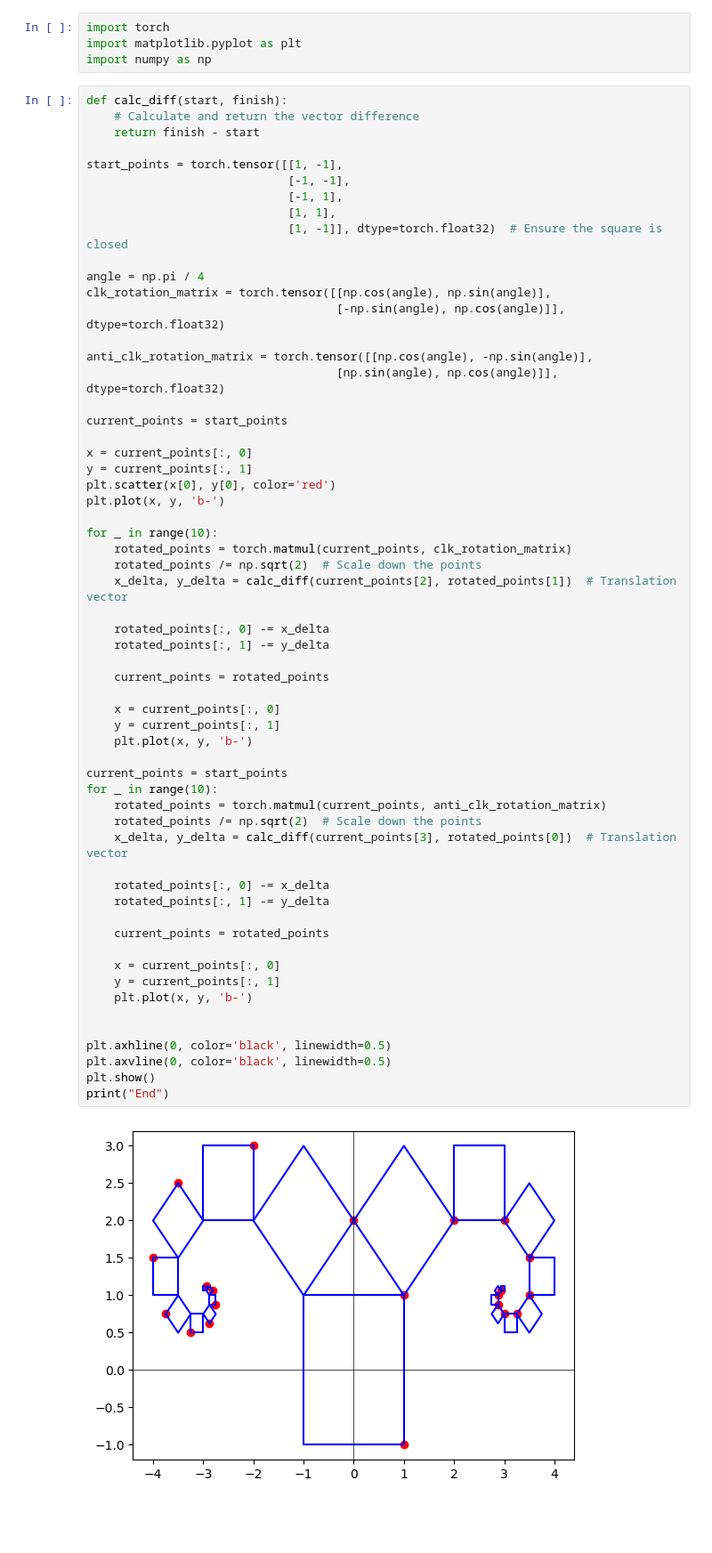
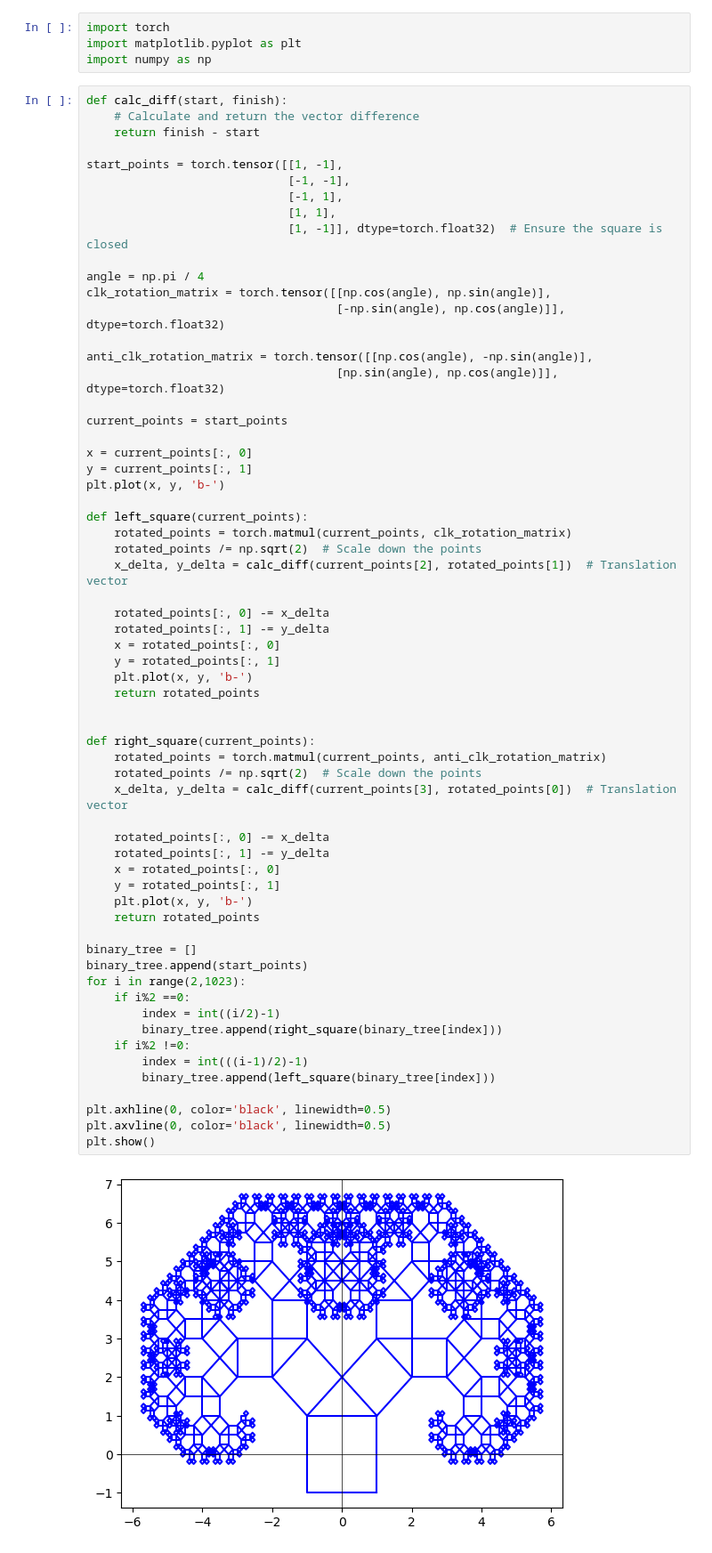
Before and after one commit to amlannag/Fractal-creation-using-parallel-computing, a Jupyter notebook: fractal.ipynb, the cells around one changed output. Shown at 89% size. Cells and saved outputs as stored; diff of their text form; blank space fills up the shorter version.

```diff
--- a/fractal.ipynb
+++ b/fractal.ipynb
@@ -19,47 +19,50 @@ clk_rotation_matrix = torch.tensor([[np.cos(angle), np.sin(angle)],
 
 anti_clk_rotation_matrix = torch.tensor([[np.cos(angle), -np.sin(angle)],
                                     [np.sin(angle), np.cos(angle)]], dtype=torch.float32)
 
 current_points = start_points
 
 x = current_points[:, 0]
 y = current_points[:, 1]
-plt.scatter(x[0], y[0], color='red')
 plt.plot(x, y, 'b-')
 
-for _ in range(10):
+def left_square(current_points):
     rotated_points = torch.matmul(current_points, clk_rotation_matrix)
     rotated_points /= np.sqrt(2)  # Scale down the points
     x_delta, y_delta = calc_diff(current_points[2], rotated_points[1])  # Translation vector
 
     rotated_points[:, 0] -= x_delta
     rotated_points[:, 1] -= y_delta
+    x = rotated_points[:, 0]
+    y = rotated_points[:, 1]
+    plt.plot(x, y, 'b-')
+    return rotated_points
 
-    current_points = rotated_points
 
-    x = current_points[:, 0]
-    y = current_points[:, 1]
-    plt.plot(x, y, 'b-')
-
-current_points = start_points
-for _ in range(10):
+def right_square(current_points):
     rotated_points = torch.matmul(current_points, anti_clk_rotation_matrix)
     rotated_points /= np.sqrt(2)  # Scale down the points
     x_delta, y_delta = calc_diff(current_points[3], rotated_points[0])  # Translation vector
 
     rotated_points[:, 0] -= x_delta
     rotated_points[:, 1] -= y_delta
+    x = rotated_points[:, 0]
+    y = rotated_points[:, 1]
+    plt.plot(x, y, 'b-')
+    return rotated_points
 
-    current_points = rotated_points
-
-    x = current_points[:, 0]
-    y = current_points[:, 1]
-    plt.plot(x, y, 'b-')
-
+binary_tree = []
+binary_tree.append(start_points)
+for i in range(2,1023):
+    if i%2 ==0:
+        index = int((i/2)-1)
+        binary_tree.append(right_square(binary_tree[index]))
+    if i%2 !=0:
+        index = int(((i-1)/2)-1)
+        binary_tree.append(left_square(binary_tree[index]))
 
 plt.axhline(0, color='black', linewidth=0.5)
 plt.axvline(0, color='black', linewidth=0.5)
 plt.show()
-print("End")
 # %% [output]
-[figure, old version]
+[figure, new version]
```
Also changed, not shown: parts of 2 cells of this notebook.
